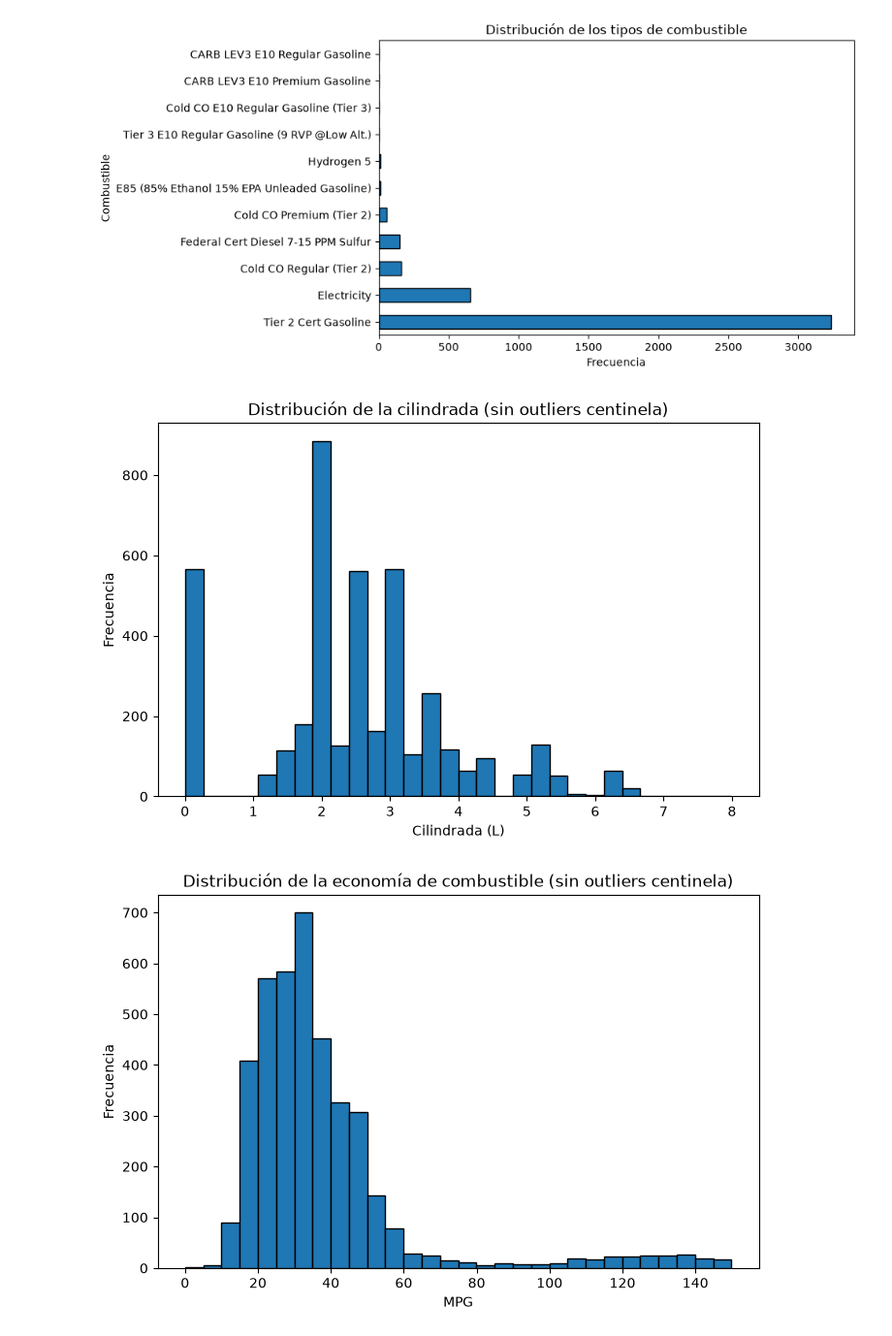
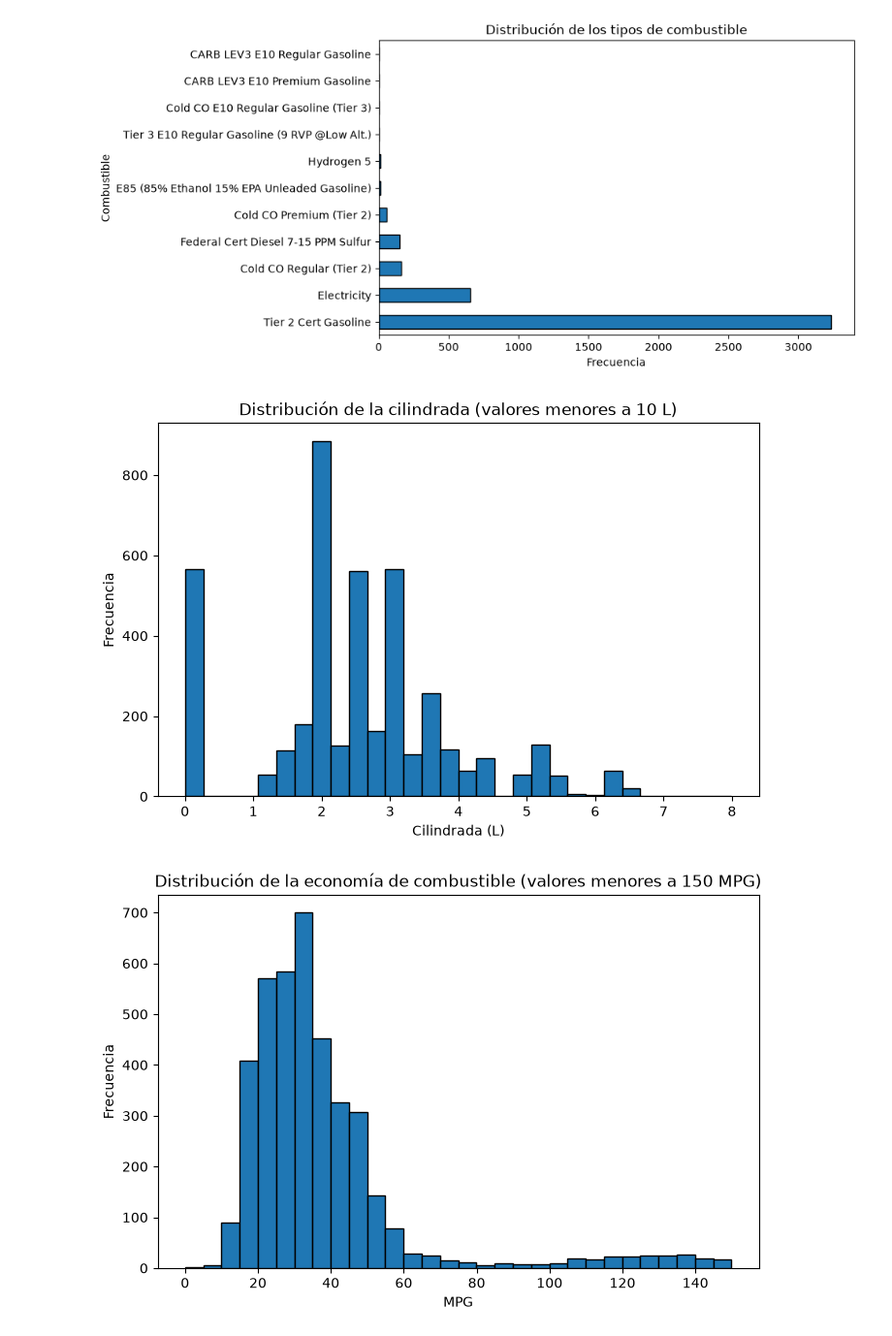
Before and after one commit to abiordorica13/TPEFUNDAMENTOS, a Jupyter notebook: Untitled-1.ipynb, the cells around one changed output. Shown at 97% size. Saved outputs shown, nothing was run; the diff lists cells and outputs as text; code cells hidden in the pictures.

```diff
--- a/Untitled-1.ipynb
+++ b/Untitled-1.ipynb
@@ -200,30 +185,30 @@ plt.show()
 # %% [output]
 [figure]
 # %%
-# Cilindrada sin outliers centinela
+# Distribución de la economía de combustible mejor visualizada
 
 col = 'Test Veh Displacement (L)'
-disp_real = df[(df[col].notna()) & (df[col] < 10)][col]
+disp_real = df[(df[col].notna()) & (df[col] < 30)][col]
 
 plt.figure(figsize=(8, 5))
 plt.hist(disp_real, bins=30, edgecolor="black")
-plt.title('Distribución de la cilindrada (sin outliers centinela)')
+plt.title('Distribución de la cilindrada (valores menores a 10 L)')
 plt.xlabel('Cilindrada (L)')
 plt.ylabel('Frecuencia')
 plt.show()
 # %% [output]
-[figure, old version]
+[figure, new version]
 # %%
-# Economia del combustible sin outliers centinela
+# Distribución de la economía de combustible mejor visualizada
 
 fe_real = df[(df["RND_ADJ_FE"].notna()) & (df["RND_ADJ_FE"] < 150)]["RND_ADJ_FE"]
 
 plt.figure(figsize=(8, 5))
 plt.hist(fe_real, bins=30, edgecolor='black')
 plt.xlabel("MPG")
 plt.ylabel("Frecuencia")
-plt.title("Distribución de la economía de combustible (sin outliers centinela)")
+plt.title("Distribución de la economía de combustible (valores menores a 150 MPG)")
 
 plt.show()
 # %% [output]
-[figure, old version]
+[figure, new version]
```
Also changed, not shown: parts of 2 cells of this notebook.
